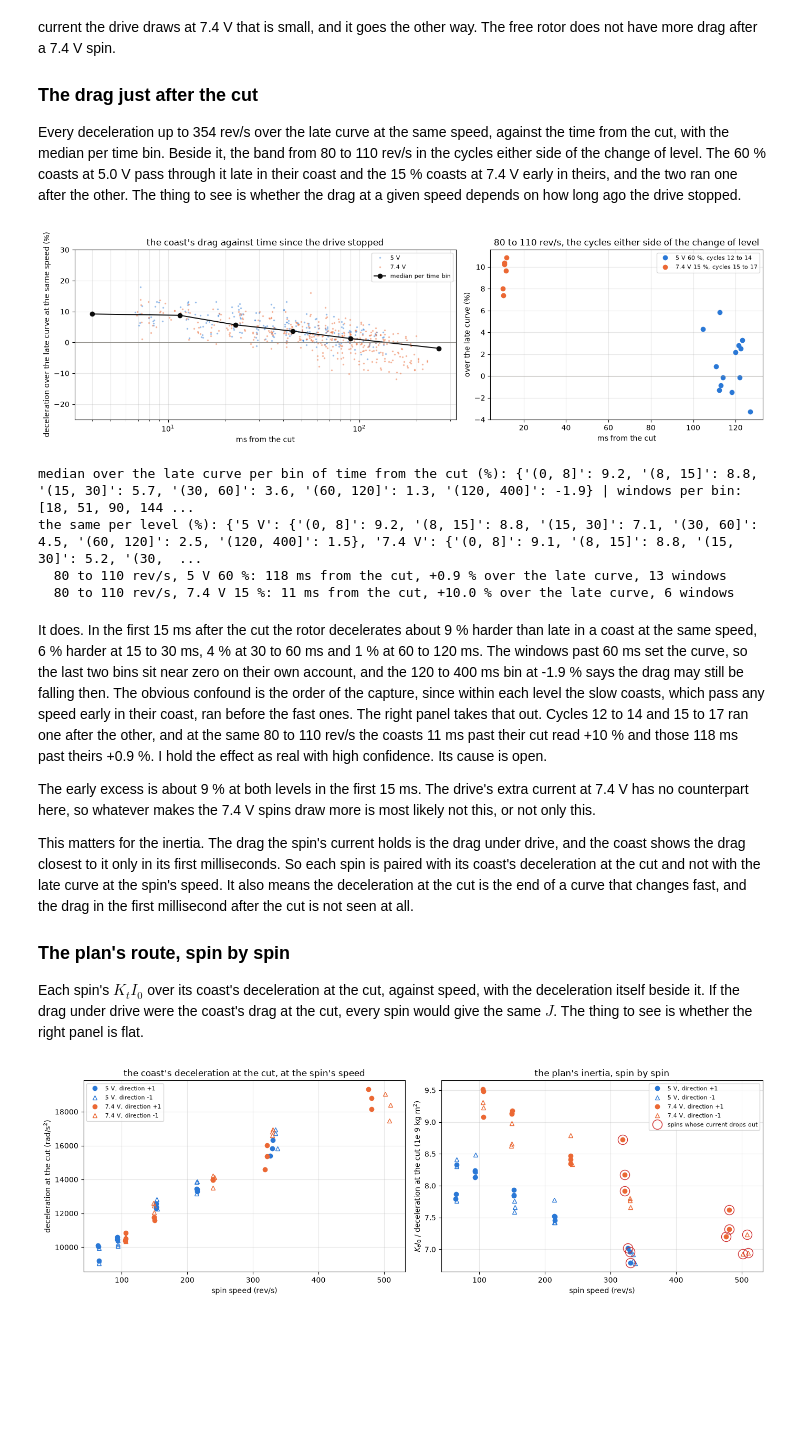
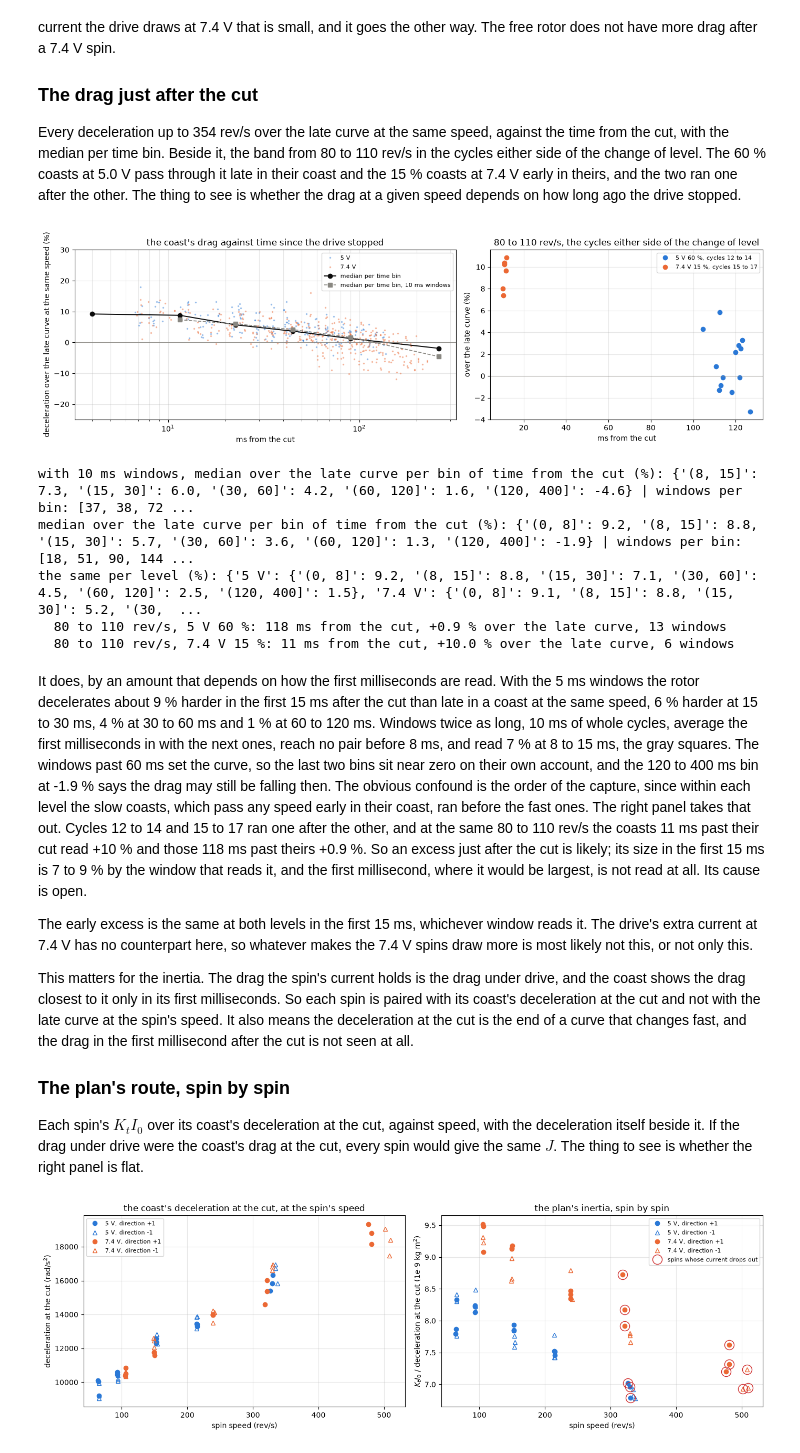
Before and after one commit to OpenServoCore/notebooks, a Jupyter notebook: stages/2-motor/no-load-current/no-load-current.ipynb, the cells around one changed output. Saved outputs shown, nothing was run; the diff lists cells and outputs as text; code cells hidden in the pictures; blank space fills up the shorter version.

Commit message:
stage 2: no-load-current widens the inertia bracket and softens the early drag

```diff
--- a/stages/2-motor/no-load-current/no-load-current.ipynb
+++ b/stages/2-motor/no-load-current/no-load-current.ipynb
@@ -578,41 +578,68 @@ Every deceleration up to 354 rev/s over the late curve at the same speed, agains
 # %%
 fa = DRAG_FORMS["a + b sqrt(w)"][0]
 rel = sub[sub["w"] <= late["w"].max()].copy()                              # the speeds the late curve covers
 rel["dev_pct"] = (rel["alpha"] / fa(rel["w"], *pa) - 1) * 100
 rel["tbin"] = pd.cut(rel["t"] * 1e3, [0, 8, 15, 30, 60, 120, 400])
 med = rel.groupby("tbin", observed=True)["dev_pct"].agg(["median", "count"])
 fig, ax = plt.subplots(1, 2, figsize=(14, 4.2), gridspec_kw={"width_ratios": [1.4, 1]})
 for v in LEVELS:
     h = rel[rel["level"] == v]
     ax[0].plot(h["t"] * 1e3, h["dev_pct"], ".", ms=3, color=COLOR[v], alpha=0.35, label=f"{v:g} V")
 mids = [iv.mid for iv in med.index]
 ax[0].plot(mids, med["median"], "o-", color=INK, lw=1.4, label="median per time bin")
 ax[0].axhline(0, color=MUTED, lw=0.6); ax[0].set_xscale("log"); ax[0].set_ylim(-25, 30)
 ax[0].set_xlabel("ms from the cut"); ax[0].set_ylabel("deceleration over the late curve at the same speed (%)")
 ax[0].set_title("the coast's drag against time since the drive stopped"); ax[0].legend(fontsize=8); ax[0].grid(alpha=0.3, which="both")
 # the cycles either side of the change of level: 5.0 V at 60 % ran just before 7.4 V at 15 %, and both pass 80 to 110 rev/s
 band = rel[(rel["rev_s"] > 80) & (rel["rev_s"] < 110)]
 pairs_ = band[((band["level"] == 5.0) & (band["duty"] == 60)) | ((band["level"] == 7.4) & (band["duty"] == 15))]
 for (v, du), h in pairs_.groupby(["level", "duty"]):
     ax[1].plot(h["t"] * 1e3, h["dev_pct"], MARK[1], color=COLOR[v], label=f"{v:g} V {du} %, cycles {h['k'].min()} to {h['k'].max()}")
 ax[1].axhline(0, color=MUTED, lw=0.6); ax[1].set_xlabel("ms from the cut"); ax[1].set_ylabel("over the late curve (%)")
 ax[1].set_title("80 to 110 rev/s, the cycles either side of the change of level"); ax[1].legend(fontsize=8); ax[1].grid(alpha=0.3)
+# the same read with windows twice as long, 10 ms of whole cycles: a longer window averages the first milliseconds in with the next ones
+rows2 = []
+for _, C in cycles.iterrows():
+    df, meta = tel.load(cycle_folder(C["k"]), BOARD)
+    rest = tel.baseline(df)
+    zero_e = (rest["vmotor_a"] - rest["vmotor_b"]).median()
+    for d, sp, co in pairs(df):
+        s = SPIN[(SPIN["k"] == C["k"]) & (SPIN["dir"] == d)].iloc[0]
+        z = cut_row(co)
+        e_read = (((co["vmotor_a"] - co["vmotor_b"]) * d).to_numpy(float)[z:] - zero_e) * V_PER_COUNT
+        e = bridge(e_read, open_rows(e_read))
+        smooth = np.convolve(e, np.ones(NBH) / NBH, mode="same")
+        stop = COAST_FROM + np.flatnonzero(smooth[COAST_FROM:] < TURN_V)[0]
+        for i0, i1, f, n in walk(e, COAST_FROM, s["spin_speed_rev_s"] * N_R * 0.95, 2 * WIN_MS, FLOOR_REV_S, stop):
+            rows2.append({"k": int(C["k"]), "level": float(C["volts_set"]), "duty": int(C["duty_pct"]), "dir": d, "t0": i0 / FS, "t1": i1 / FS, "w": 2 * np.pi * f / N_R, "cycles": n})
+DEC2 = slopes(pd.DataFrame(rows2), "alpha")
+DEC2["rev_s"] = DEC2["w"] / (2 * np.pi)
+rel2 = DEC2[(DEC2["rev_s"] > FLOOR_REV_S) & (DEC2["w"] <= late["w"].max())].copy()
+rel2["dev_pct"] = (rel2["alpha"] / fa(rel2["w"], *pa) - 1) * 100
+rel2["tbin"] = pd.cut(rel2["t"] * 1e3, [0, 8, 15, 30, 60, 120, 400])
+med2 = rel2.groupby("tbin", observed=True)["dev_pct"].agg(["median", "count"])
+ax[0].plot([iv.mid for iv in med2.index], med2["median"], "s--", color=MUTED, lw=1.2, label="median per time bin, 10 ms windows")
+ax[0].legend(fontsize=8)
 plt.tight_layout(); plt.show()
+EARLY_LO, EARLY_HI = float(min(med["median"].iloc[0], med2["median"].iloc[0])), float(max(med["median"].iloc[0], med2["median"].iloc[0]))
+print("with 10 ms windows, median over the late curve per bin of time from the cut (%):", {str(i): round(m, 1) for i, m in med2["median"].items()},
+      "| windows per bin:", med2["count"].tolist())
 print("median over the late curve per bin of time from the cut (%):", {str(i): round(m, 1) for i, m in med["median"].items()},
       "| windows per bin:", med["count"].tolist())
 print("the same per level (%):", {f"{v:g} V": {str(i): round(m, 1) for i, m in rel[rel["level"] == v].groupby("tbin", observed=True)["dev_pct"].median().items()} for v in LEVELS})
 for (v, du), h in pairs_.groupby(["level", "duty"]):
     print(f"  80 to 110 rev/s, {v:g} V {du} %: {h['t'].median() * 1e3:.0f} ms from the cut, {h['dev_pct'].median():+.1f} % over the late curve, {len(h)} windows")
 # %% [output]
-[figure, old version]
+[figure, new version]
+with 10 ms windows, median over the late curve per bin of time from the cut (%): {'(8, 15]': 7.3, '(15, 30]': 6.0, '(30, 60]': 4.2, '(60, 120]': 1.6, '(120, 400]': -4.6} | windows per bin: [37, 38, 72 ...
 median over the late curve per bin of time from the cut (%): {'(0, 8]': 9.2, '(8, 15]': 8.8, '(15, 30]': 5.7, '(30, 60]': 3.6, '(60, 120]': 1.3, '(120, 400]': -1.9} | windows per bin: [18, 51, 90, 144 ...
 the same per level (%): {'5 V': {'(0, 8]': 9.2, '(8, 15]': 8.8, '(15, 30]': 7.1, '(30, 60]': 4.5, '(60, 120]': 2.5, '(120, 400]': 1.5}, '7.4 V': {'(0, 8]': 9.1, '(8, 15]': 8.8, '(15, 30]': 5.2, '(30,  ...
   80 to 110 rev/s, 5 V 60 %: 118 ms from the cut, +0.9 % over the late curve, 13 windows
   80 to 110 rev/s, 7.4 V 15 %: 11 ms from the cut, +10.0 % over the late curve, 6 windows
 # %% [markdown]
-It does. In the first 15 ms after the cut the rotor decelerates about 9 % harder than late in a coast at the same speed, 6 % harder at 15 to 30 ms, 4 % at 30 to 60 ms and 1 % at 60 to 120 ms. The windows past 60 ms set the curve, so the last two bins sit near zero on their own account, and the 120 to 400 ms bin at -1.9 % says the drag may still be falling then. The obvious confound is the order of the capture, since within each level the slow coasts, which pass any speed early in their coast, ran before the fast ones. The right panel takes that out. Cycles 12 to 14 and 15 to 17 ran one after the other, and at the same 80 to 110 rev/s the coasts 11 ms past their cut read +10 % and those 118 ms past theirs +0.9 %. I hold the effect as real with high confidence. Its cause is open.
+It does, by an amount that depends on how the first milliseconds are read. With the 5 ms windows the rotor decelerates about 9 % harder in the first 15 ms after the cut than late in a coast at the same speed, 6 % harder at 15 to 30 ms, 4 % at 30 to 60 ms and 1 % at 60 to 120 ms. Windows twice as long, 10 ms of whole cycles, average the first milliseconds in with the next ones, reach no pair before 8 ms, and read 7 % at 8 to 15 ms, the gray squares. The windows past 60 ms set the curve, so the last two bins sit near zero on their own account, and the 120 to 400 ms bin at -1.9 % says the drag may still be falling then. The obvious confound is the order of the capture, since within each level the slow coasts, which pass any speed early in their coast, ran before the fast ones. The right panel takes that out. Cycles 12 to 14 and 15 to 17 ran one after the other, and at the same 80 to 110 rev/s the coasts 11 ms past their cut read +10 % and those 118 ms past theirs +0.9 %. So an excess just after the cut is likely; its size in the first 15 ms is 7 to 9 % by the window that reads it, and the first millisecond, where it would be largest, is not read at all. Its cause is open.
 
-The early excess is about 9 % at both levels in the first 15 ms. The drive's extra current at 7.4 V has no counterpart here, so whatever makes the 7.4 V spins draw more is most likely not this, or not only this.
+The early excess is the same at both levels in the first 15 ms, whichever window reads it. The drive's extra current at 7.4 V has no counterpart here, so whatever makes the 7.4 V spins draw more is most likely not this, or not only this.
 
 This matters for the inertia. The drag the spin's current holds is the drag under drive, and the coast shows the drag closest to it only in its first milliseconds. So each spin is paired with its coast's deceleration at the cut and not with the late curve at the spin's speed. It also means the deceleration at the cut is the end of a curve that changes fast, and the drag in the first millisecond after the cut is not seen at all.
 
```
Also changed, not shown: parts of 6 cells of this notebook, 1 other file.
